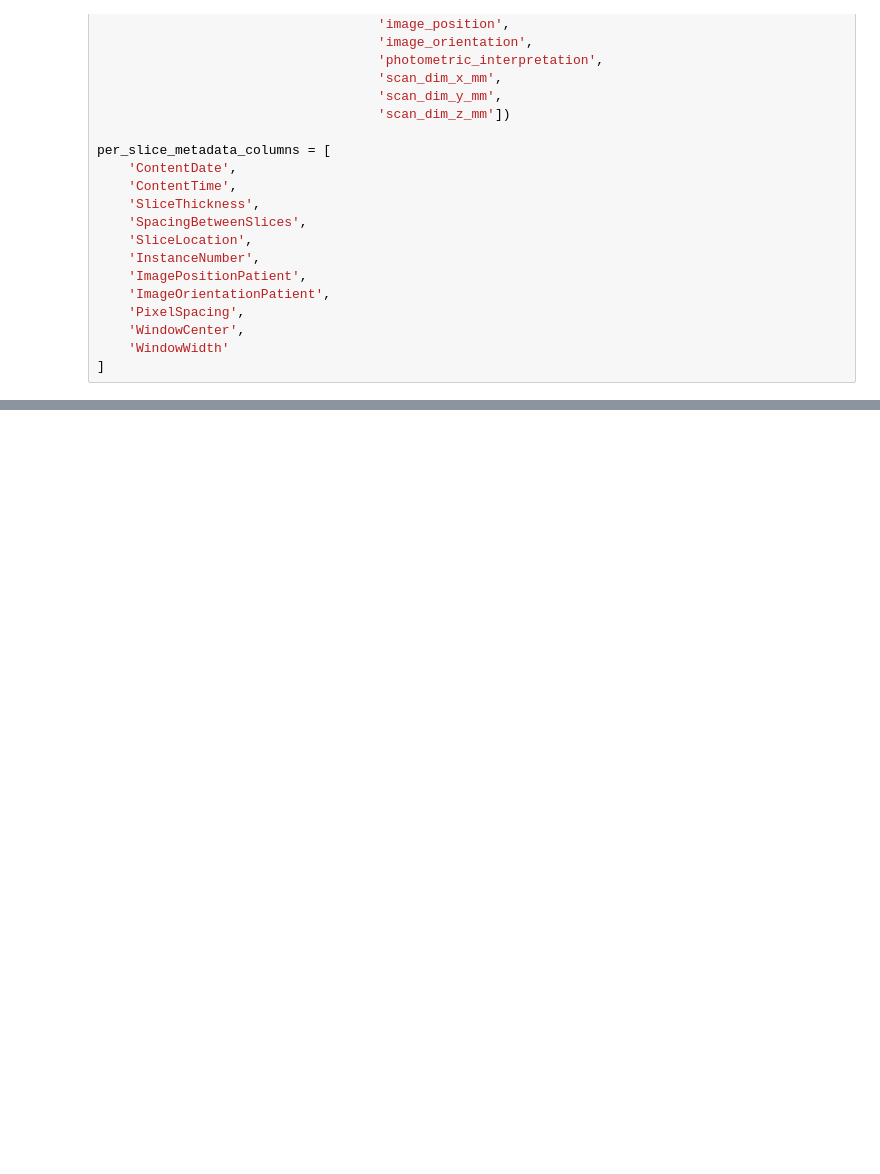
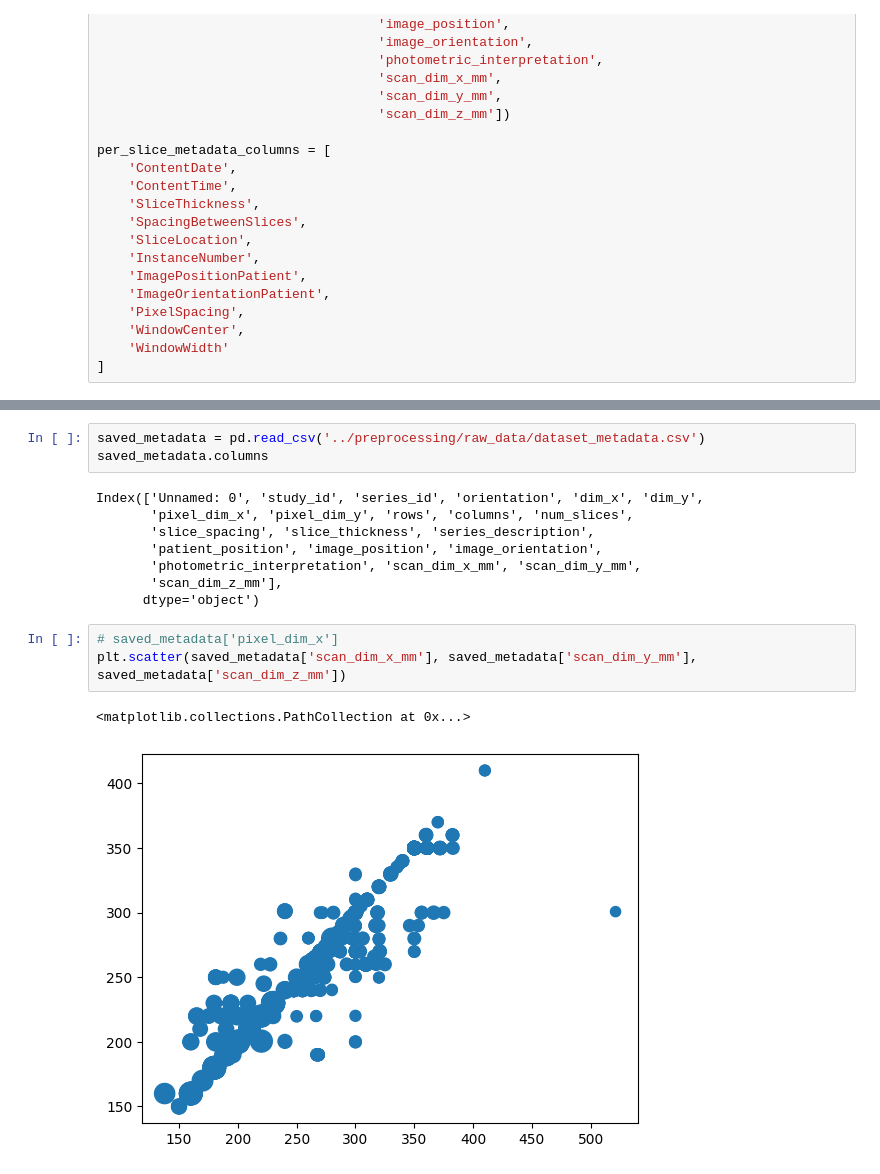
Before and after one commit to hmhornung/Lumbar-Spine-Degenerative-Classification, a Jupyter notebook: preprocessing/extraction.ipynb, the cells around one changed output, grey strips where cells are left out. Drawn from its saved outputs; the diff is of its cells as text; blank space fills up the shorter version.

```diff
--- a/preprocessing/extraction.ipynb
+++ b/preprocessing/extraction.ipynb
@@ -191,0 +280,17 @@ data[2]
+# %%
+saved_metadata = pd.read_csv('../preprocessing/raw_data/dataset_metadata.csv')
+saved_metadata.columns
+# %% [output]
+Index(['Unnamed: 0', 'study_id', 'series_id', 'orientation', 'dim_x', 'dim_y',
+       'pixel_dim_x', 'pixel_dim_y', 'rows', 'columns', 'num_slices',
+       'slice_spacing', 'slice_thickness', 'series_description',
+       'patient_position', 'image_position', 'image_orientation',
+       'photometric_interpretation', 'scan_dim_x_mm', 'scan_dim_y_mm',
+       'scan_dim_z_mm'],
+      dtype='object')
+# %%
+# saved_metadata['pixel_dim_x']
+plt.scatter(saved_metadata['scan_dim_x_mm'], saved_metadata['scan_dim_y_mm'], saved_metadata['scan_dim_z_mm'])
+# %% [output]
+<matplotlib.collections.PathCollection at 0x...>
+[figure, added]
```
Also changed, not shown: parts of 14 cells of this notebook, 5 other files.
